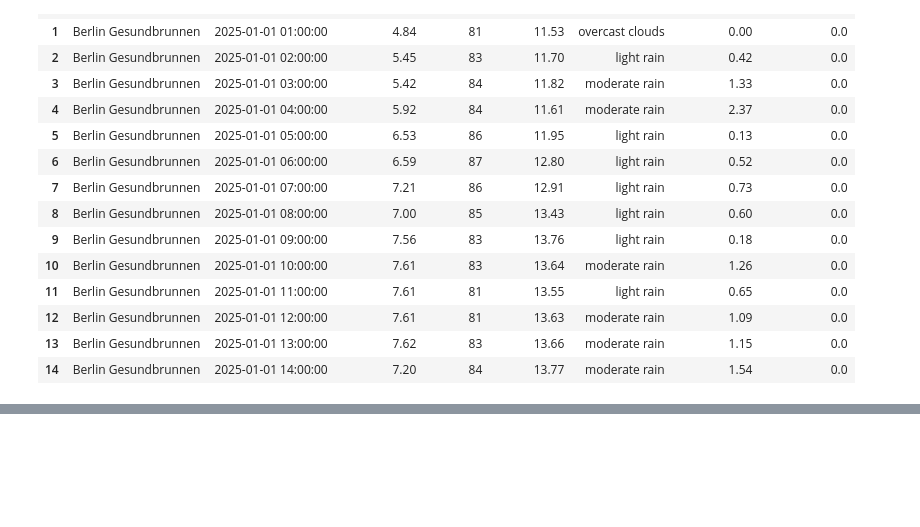
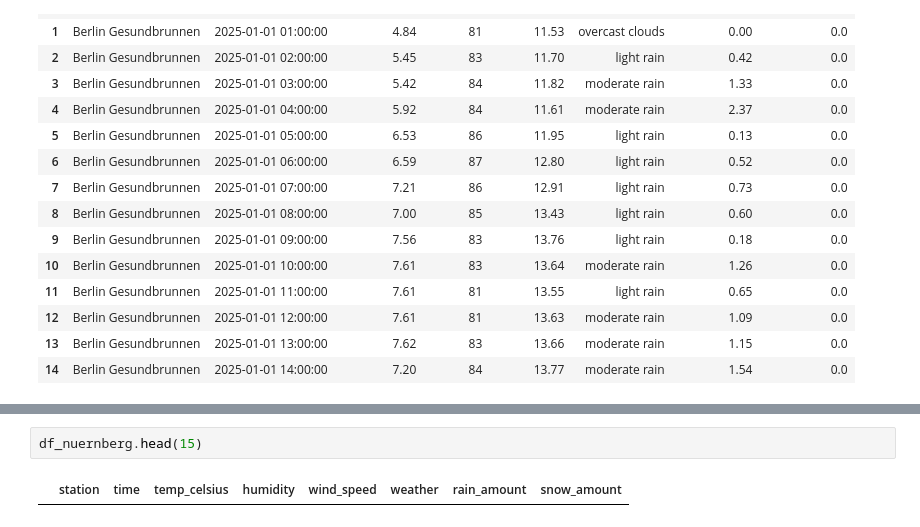
Before and after one commit to TheTastyHanuta/ML-4-B, a Jupyter notebook: src/exploration/weather_exploration.ipynb, the cells around one changed output, grey strips where cells are left out. Saved outputs shown, nothing was run; the diff lists cells and outputs as text; blank space fills up the shorter version.

```diff
--- a/src/exploration/weather_exploration.ipynb
+++ b/src/exploration/weather_exploration.ipynb
@@ -110,0 +99,4 @@ df.head(15)
+# %%
+df_nuernberg.head(15)
+# %% [output]
+|  | station | time | temp_celsius | humidity | wind_speed | weather | rain_amount | snow_amount |
```
Also changed, not shown: parts of 6 cells of this notebook, 6 other files.
